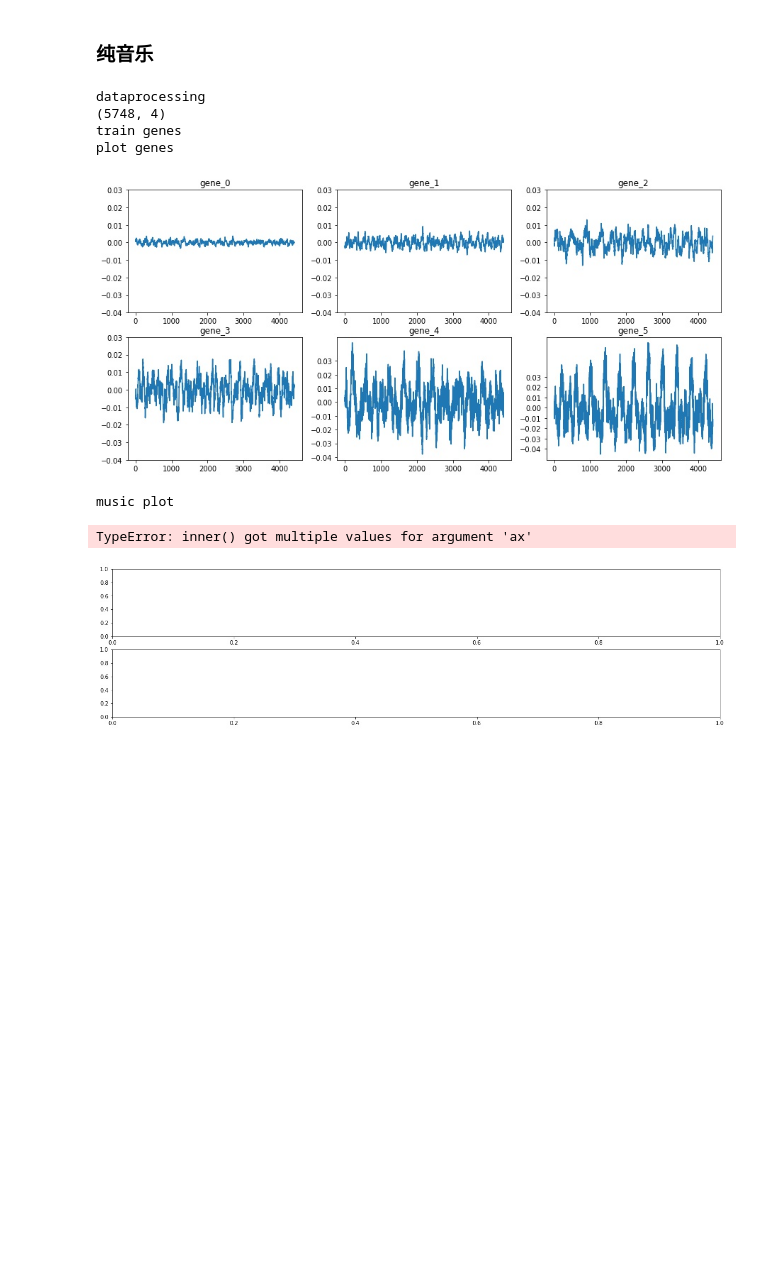
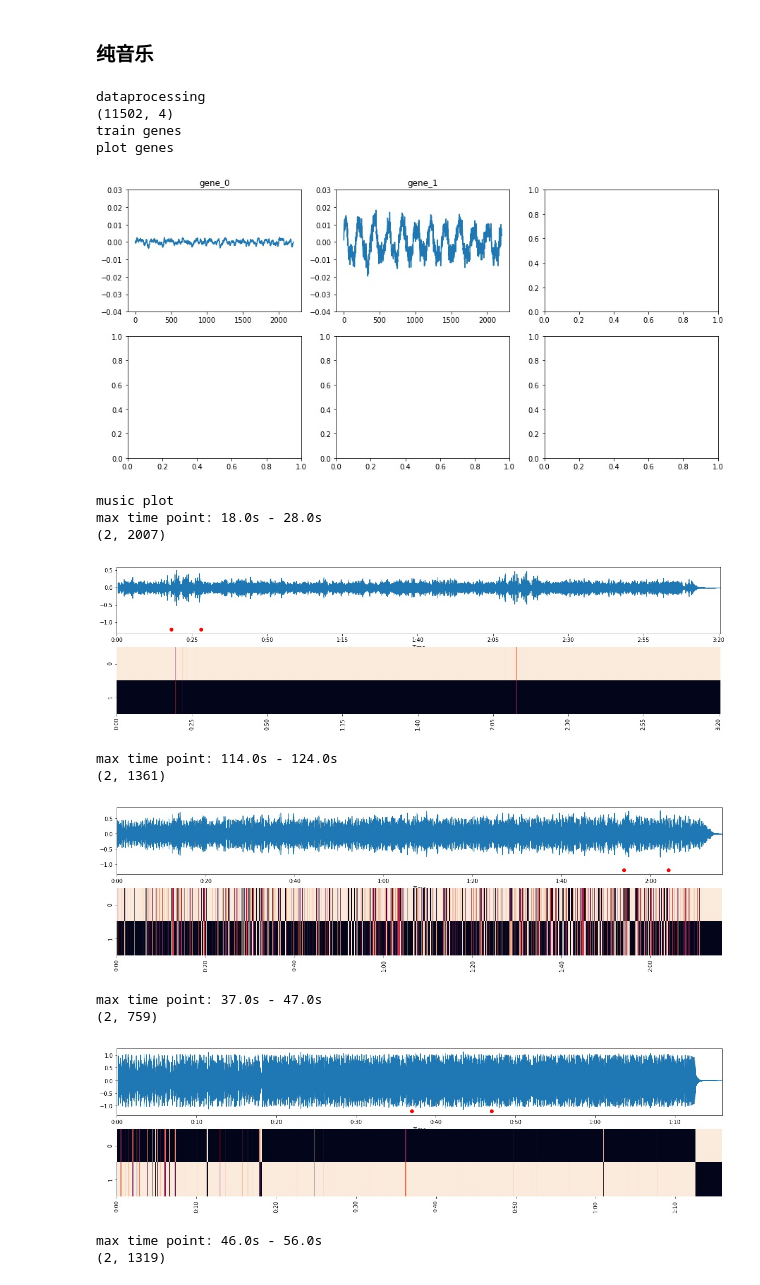
Before and after one commit to khalildogyy/music_structure, a Jupyter notebook: notebook/EG_on_music.ipynb, the cells around one changed output. Drawn from its saved outputs; the diff is of its cells as text; code cells hidden in the pictures; blank space fills up the shorter version.

```diff
--- a/notebook/EG_on_music.ipynb
+++ b/notebook/EG_on_music.ipynb
@@ -245,7 +245,7 @@ class Gene:
         plt.show()
 
     # 画出音乐与基因
-    def musicplot(self):
+    def musicplot(self, index=1, timelength=10):
         clu = joblib.load('./model/clu_{}.model'.format(self.type))
         files = os.listdir(self.path)
         for name in files:
@@ -267,10 +267,16 @@ class Gene:
             G = clu.predict_proba(tempx)
             G = G[:, self.gene_index]
 
+            # 获取时间点
+            timepoint = self.outputPoints(G, index=index, timelength=timelength)
+            print('max time point: {}s - {}s'.format(timepoint, timepoint+timelength))
+
             f, axes = plt.subplots(2, 1, figsize=(20, 5))
 
             # 画出mfcc曲线
             librosa.display.waveplot(tempdata, sr=sr, x_axis='time', ax=axes[0])
+            axes[0].scatter(timepoint, -1.2, c='r')
+            axes[0].scatter((timepoint+timelength), -1.2, c='r')
 
             # 画出基因数据
             plotdata = np.transpose(G)
@@ -283,22 +289,43 @@ class Gene:
 
 
             plt.show()
+
+    def outputPoints(self, geneassign, index=1, timelength=10):
+        start, end = 0, self.sl * timelength
+        res, maxp = 0, 0
+        while end < geneassign.shape[0]:
+            tmp = np.sum(geneassign[start: end, index])
+            if tmp > maxp:
+                maxp = tmp
+                res = start
+            start += self.sl
+            end += self.sl
+        return res / self.sl
 # %%
-gene_pure_slow = Gene('../data/pure_music/快/', 'pure_quick', gene_num=6, sl=5)
+gene_pure_slow = Gene('../data/pure_music/快/', 'pure_quick', gene_num=2, sl=10)
 print('dataprocessing')
 gene_pure_slow.dataprocessing()
 print('train genes')
 gene_pure_slow.traingene()
 print('plot genes')
 gene_pure_slow.geneplot()
 print('music plot')
-gene_pure_slow.musicplot()
+gene_pure_slow.musicplot(index=1, timelength=10)
 # %% [output]
 dataprocessing
-(5748, 4)
+(11502, 4)
 train genes
 plot genes
-[figure, old version]
+[figure, new version]
 music plot
+max time point: 18.0s - 28.0s
+(2, 2007)
+[figure, new version]
-TypeError: inner() got multiple values for argument 'ax'
+max time point: 114.0s - 124.0s
+(2, 1361)
-[figure, old version]
+[figure, added]
+max time point: 37.0s - 47.0s
+(2, 759)
+[figure, added]
+max time point: 46.0s - 56.0s
+(2, 1319)
```
Also changed, not shown: parts of 1 cell of this notebook.
